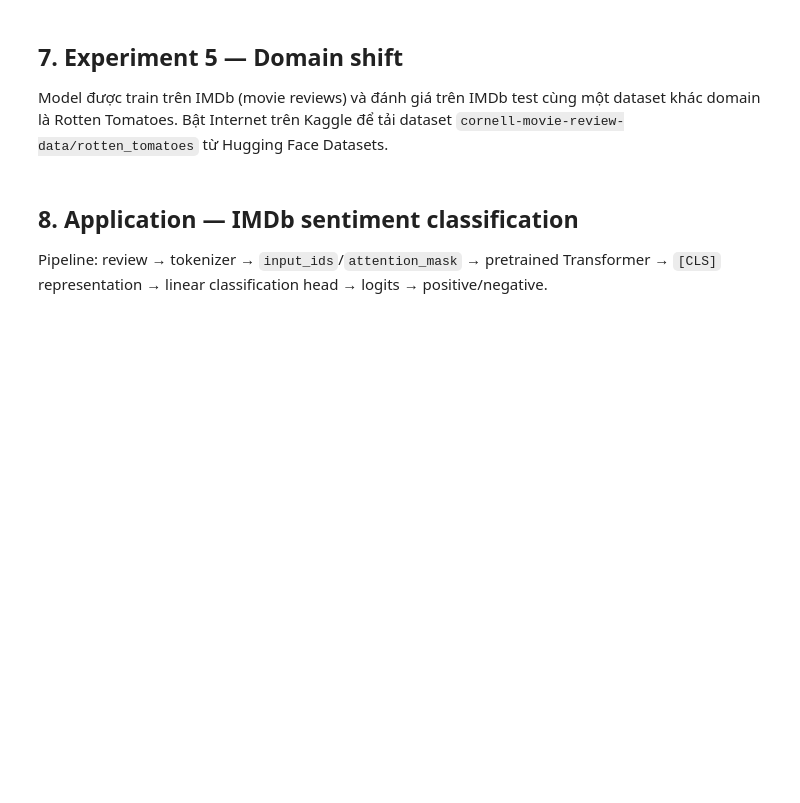
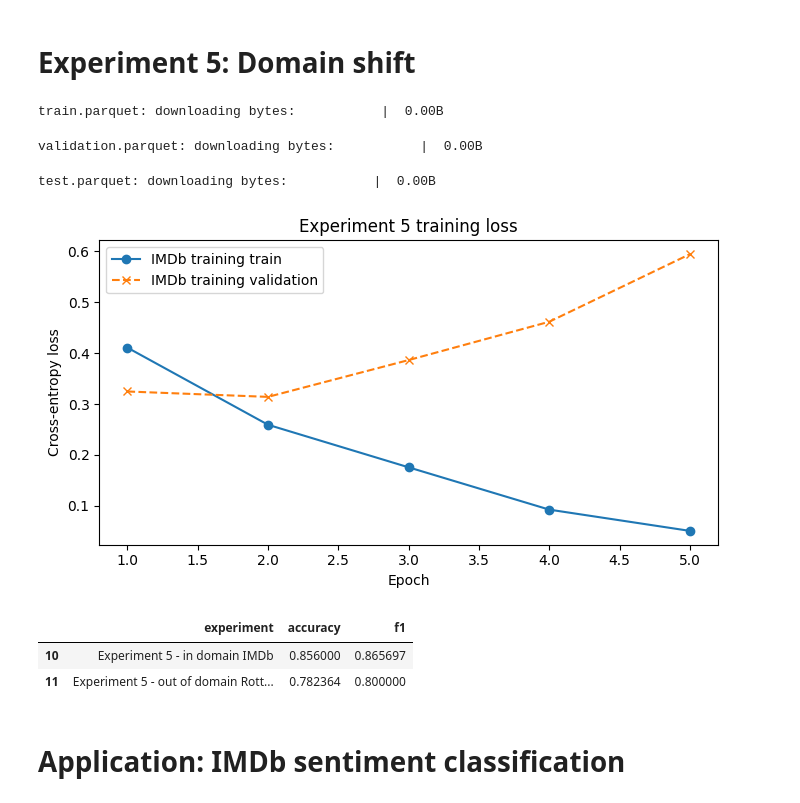
Before and after one commit to Tralaiday/NLP, a Jupyter notebook: Lab8/src/fine_tuning.ipynb, the cells around one changed output. Drawn from its saved outputs; the diff is of its cells as text; code cells hidden in the pictures; blank space fills up the shorter version.

```diff
--- a/Lab8/src/fine_tuning.ipynb
+++ b/Lab8/src/fine_tuning.ipynb
@@ -85,7 +75,7 @@ MODEL_NAME = "distilbert-base-uncased"
 SEED = 2026
 MAX_LENGTH = 128
 BATCH_SIZES = {64: 128, 128: 64, 256: 16}
-EPOCHS = 3
+EPOCHS = 5
 LEARNING_RATE = 2e-5
 NUM_WORKERS = 2
 device = torch.device("cuda:0" if torch.cuda.is_available() else "cpu")
@@ -382,48 +490,54 @@ pd.DataFrame(results).query("experiment.str.startswith('Experiment 4')", engine=
-# %% [markdown]
-## 7. Experiment 5 — Domain shift
-
-Model được train trên IMDb (movie reviews) và đánh giá trên IMDb test cùng một dataset khác domain là Rotten Tomatoes. Bật Internet trên Kaggle để tải dataset `cornell-movie-review-data/rotten_tomatoes` từ Hugging Face Datasets.
+# %% [markdown]
+# Experiment 5: Domain shift
 # %%
 from datasets import load_dataset
 
-rotten = load_dataset("cornell-movie-review-data/rotten_tomatoes")
+rotten = load_dataset(
+    "cornell-movie-review-data/rotten_tomatoes"
+)
 rotten_test = pd.DataFrame({
     "review": rotten["test"]["text"],
     "label": rotten["test"]["label"],
 })
 rotten_test["sentiment"] = rotten_test["label"].map({0: "negative", 1: "positive"})
 
 rotten_loader = make_loader(rotten_test, MAX_LENGTH, shuffle=False)
 imdb_domain_metrics = evaluate(fine_tuned_model, make_loader(test_df, MAX_LENGTH, False), device)
 rotten_domain_metrics = evaluate(fine_tuned_model, rotten_loader, device)
 results.extend([
     {
         "experiment": "Experiment 5 - in domain IMDb",
         "model": MODEL_NAME,
         "train_size": len(train_df),
         "max_length": MAX_LENGTH,
         "accuracy": imdb_domain_metrics["accuracy"],
         "precision": imdb_domain_metrics["precision"],
         "recall": imdb_domain_metrics["recall"],
         "f1": imdb_domain_metrics["f1"],
     },
     {
         "experiment": "Experiment 5 - out of domain Rotten Tomatoes",
         "model": MODEL_NAME,
         "train_size": len(train_df),
         "max_length": MAX_LENGTH,
         "accuracy": rotten_domain_metrics["accuracy"],
         "precision": rotten_domain_metrics["precision"],
         "recall": rotten_domain_metrics["recall"],
         "f1": rotten_domain_metrics["f1"],
     },
 ])
 plot_loss({"IMDb training": fine_tuned_training["history"]}, "Experiment 5 training loss", "loss_experiment_5.png")
 pd.DataFrame(results).query("experiment.str.startswith('Experiment 5')", engine="python")[["experiment", "accuracy", "f1"]]
+# %% [output]
+train.parquet: downloading bytes:           |  0.00B
+validation.parquet: downloading bytes:           |  0.00B
+test.parquet: downloading bytes:           |  0.00B
+[figure, added]
+|  | experiment | accuracy | f1 |
+| 10 | Experiment 5 - in domain IMDb | 0.856000 | 0.865697 |
+| 11 | Experiment 5 - out of domain Rott... | 0.782364 | 0.800000 |
-# %% [markdown]
-## 8. Application — IMDb sentiment classification
-
-Pipeline: review → tokenizer → `input_ids`/`attention_mask` → pretrained Transformer → `[CLS]` representation → linear classification head → logits → positive/negative.
+# %% [markdown]
+# Application: IMDb sentiment classification
 # %%
 application_model = fine_tuned_model
 application_training = fine_tuned_training
```
Also changed, not shown: parts of 26 cells of this notebook, 1 other file.
